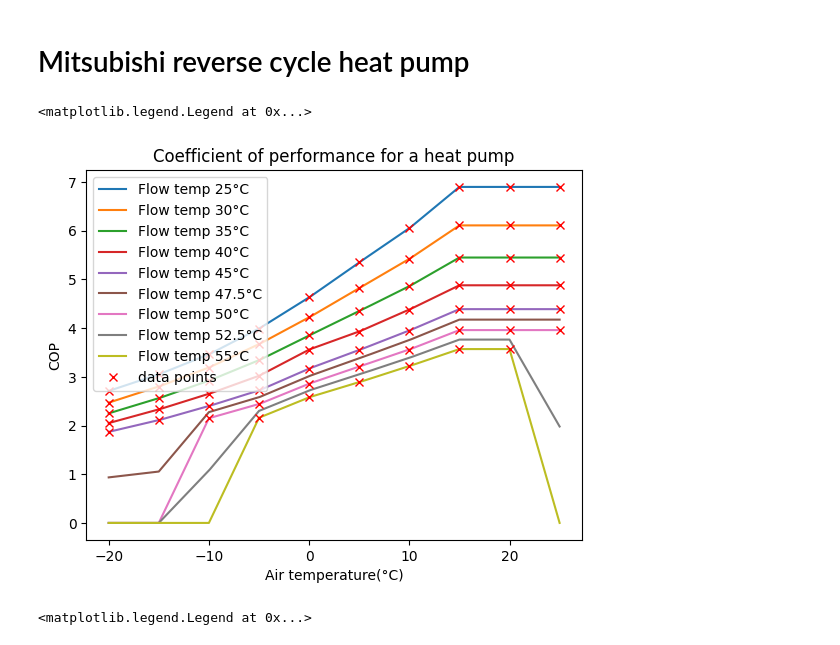
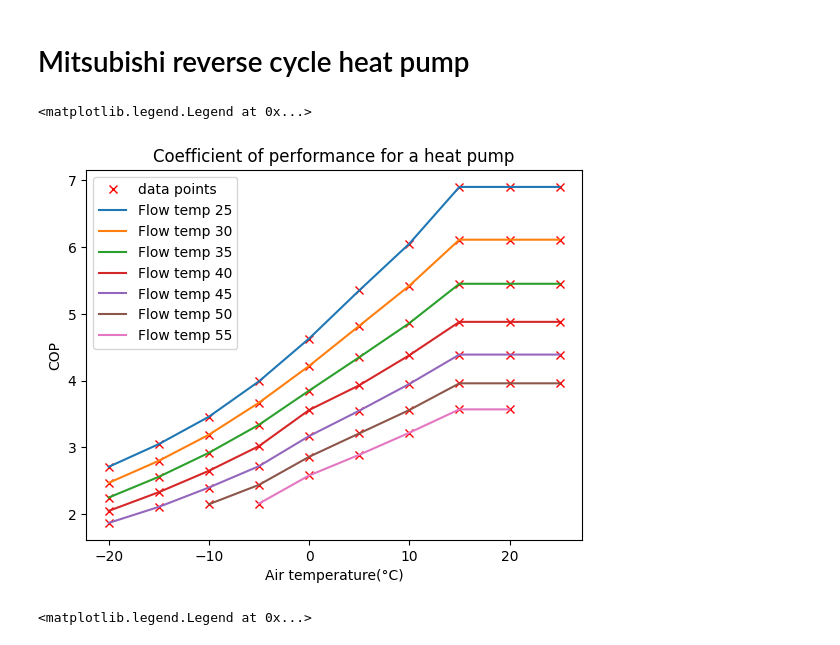
Before and after one commit to SNaylor12543/Variable_Output_Temperature_Heat_Pump, a Jupyter notebook: EAHV-M1500-YCL(-N).ipynb, the cells around one changed output. Saved outputs shown, nothing was run; the diff lists cells and outputs as text; code cells hidden in the pictures.

Commit message:
Changing heat pump performance plot

```diff
--- a/EAHV-M1500-YCL(-N).ipynb
+++ b/EAHV-M1500-YCL(-N).ipynb
@@ -3,39 +3,45 @@
 # %%
 from Modules.Heating import Heat_Pump
 import matplotlib.pyplot as plt
 import Modules.Data as Data
 import numpy as np
 
 Heat_Pump = Heat_Pump("Data/Heat_Pump/EAHV-M1500-YCL(-N)/Heating_10C.csv")
 
 COP_interp = Heat_Pump.interp_init("COP")
 
-air_temp = np.linspace(-20, 25, 1000)
-hydronics_temp = [25, 30, 35, 40, 45, 47.5, 50, 52.5, 55]
+# air_temp = np.linspace(-20, 25, 1000)
+# hydronics_temp = [25, 30, 35, 40, 45, 47.5, 50, 52.5, 55]
 
-for flow_temp in hydronics_temp:
+# for flow_temp in hydronics_temp:
 
-    COP = Heat_Pump.interp_call(flow_temp, air_temp, COP_interp)
+#     COP = Heat_Pump.interp_call(flow_temp, air_temp, COP_interp)
 
-    plt.plot(air_temp, COP, label = 'Flow temp ' + str(flow_temp) + '°C')
+#     plt.plot(air_temp, COP, label = 'Flow temp ' + str(flow_temp) + '°C')
 
 # data points
 data_air_temp = Data.column_from_csv("Data/Heat_Pump/EAHV-M1500-YCL(-N)/Heating_10C.csv", "Air temperature(°C)")
 
 data_flow_temp = Data.column_from_csv("Data/Heat_Pump/EAHV-M1500-YCL(-N)/Heating_10C.csv", "Flow temperature(°C)")
 
 data_COP = Data.column_from_csv("Data/Heat_Pump/EAHV-M1500-YCL(-N)/Heating_10C.csv", "COP")
 # data_COP = Heat_Pump.interp_call(data_flow_temp, data_air_temp, COP_interp)
 
 plt.plot(data_air_temp, data_COP, label="data points", marker='x', color='red', linestyle='None')
 
+# creating lines between points
+flow_temps = np.unique(data_flow_temp)
+for flow_temp in flow_temps:
+    indices = [i for i, x in enumerate(data_flow_temp) if x == flow_temp]
+    plt.plot(data_air_temp[indices], data_COP[indices], label="Flow temp " + str(flow_temp), linestyle='solid')
+
 plt.title('Coefficient of performance for a heat pump')
 plt.xlabel('Air temperature(°C)')
 plt.ylabel('COP')
 plt.legend()
 # %% [output]
 <matplotlib.legend.Legend at 0x...>
-[figure, old version]
+[figure, new version]
 # %%
 from Modules.Heating import HVAC
 import matplotlib.pyplot as plt
```
